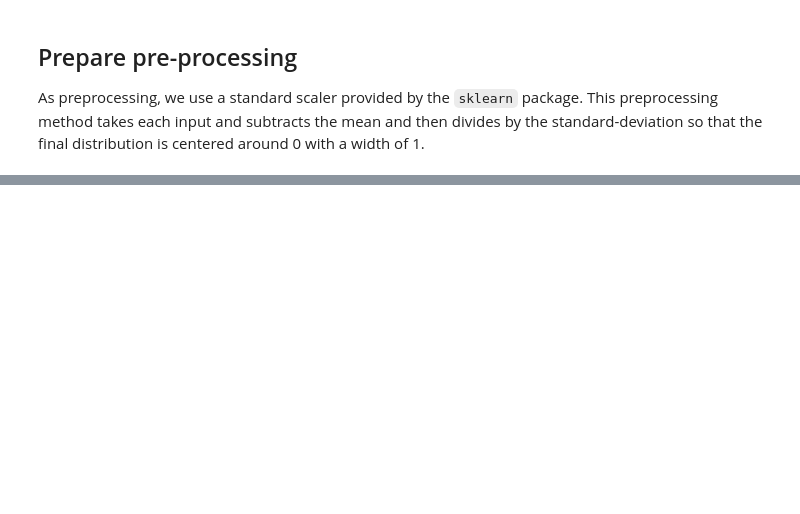
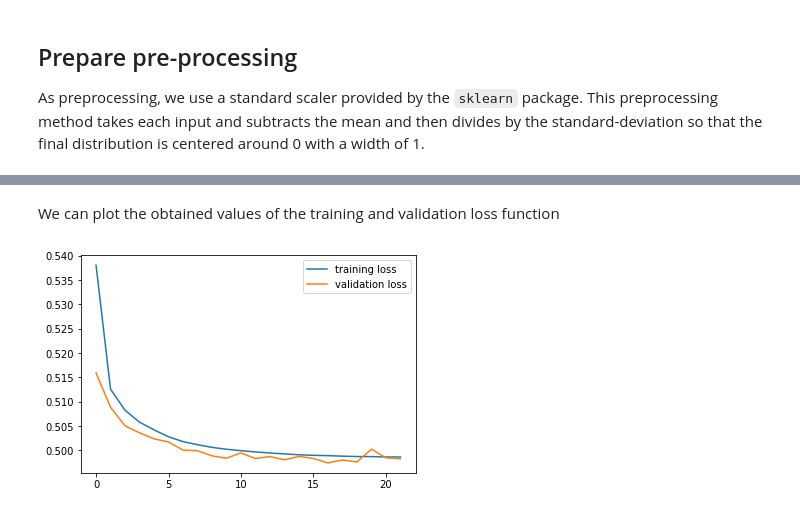
Before and after one commit to lmoneta/ml-tutorial-EIROforum, a Jupyter notebook: Higgs_training_example.ipynb, the cells around one changed output, grey strips where cells are left out. Saved outputs shown, nothing was run; the diff lists cells and outputs as text; code cells hidden in the pictures; blank space fills up the shorter version.

```diff
--- a/Higgs_training_example.ipynb
+++ b/Higgs_training_example.ipynb
@@ -66,3 +189,5 @@ model_shallow.summary()
+# %%
+model_shallow.compile( loss="binary_crossentropy", optimizer="nadam", metrics=["accuracy"])
 # %% [markdown]
 ### Deep network
 
@@ -120,16 +277 @@ We define here also the batch size (e.g. 512).
 At the end we save the model in case we need to reuse later for predictions
-# %%
-for model, name in zip([model_shallow, model_deep], ["HIGGS_model_shallow.h5", "HIGGS_model_deep.h5"]):
-    print("\nTrain now the model ",name)
-    model.fit(
-            preprocessing_input.transform(inputs_train),
-            targets_train,
-            batch_size=512,
-            epochs=10,
-            validation_split=0.25,
-            callbacks=[callbacks.ModelCheckpoint(name, monitor = 'val_loss', verbose=True,
-                                                save_best_only=True, mode='auto')]
-    )
-
-
-    #model.save(modelFileName)
@@ -139,0 +278,15 @@ We load the models and the pre-processing parameters to apply to the previously
+# %%
+early_stopper = callbacks.EarlyStopping(monitor="val_loss", patience=5, mode="auto")
+model_check_point = callbacks.ModelCheckpoint("model_shallow.h5", monitor = 'val_loss', verbose=True,
+                                              save_best_only=True, mode='auto')
+
+
+print("Train now the shallow model ")
+
+history_s = model_shallow.fit(
+                preprocessing_input.transform(inputs_train),
+                targets_train,
+                batch_size=512,
+                epochs=50,
+                validation_split=0.25,
+                callbacks=[early_stopper, model_check_point] )
@@ -139,0 +311,9 @@ We load the models and the pre-processing parameters to apply to the previously
+# %% [markdown]
+We can plot the obtained values of the training and validation loss function
+# %%
+plt.plot(history_s.history["loss"], label="training loss")
+plt.plot(history_s.history["val_loss"], label="validation loss")
+plt.legend()
+plt.show()
+# %% [output]
+[figure, added]
```
Also changed, not shown: parts of 44 cells of this notebook, 1 other file.
